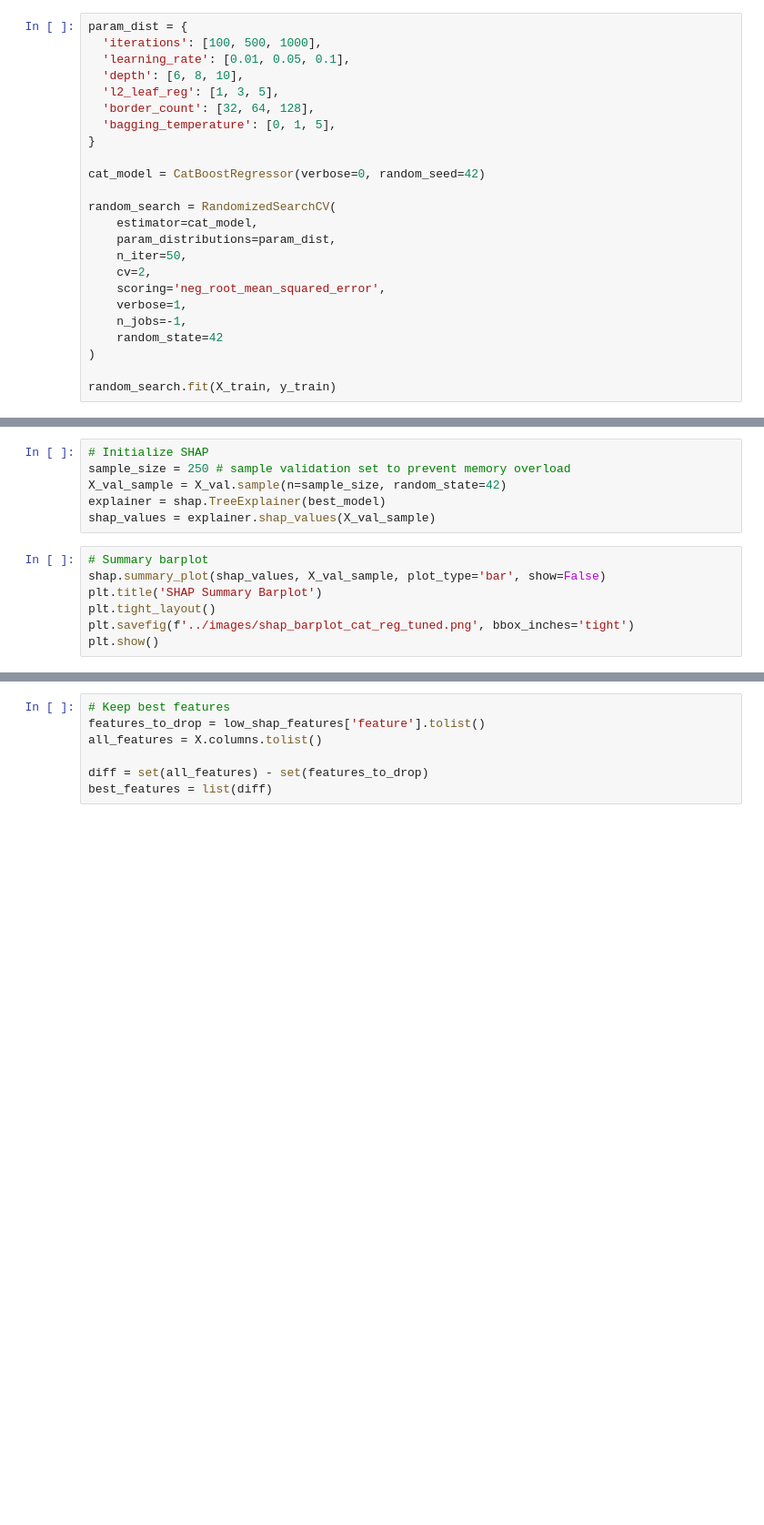
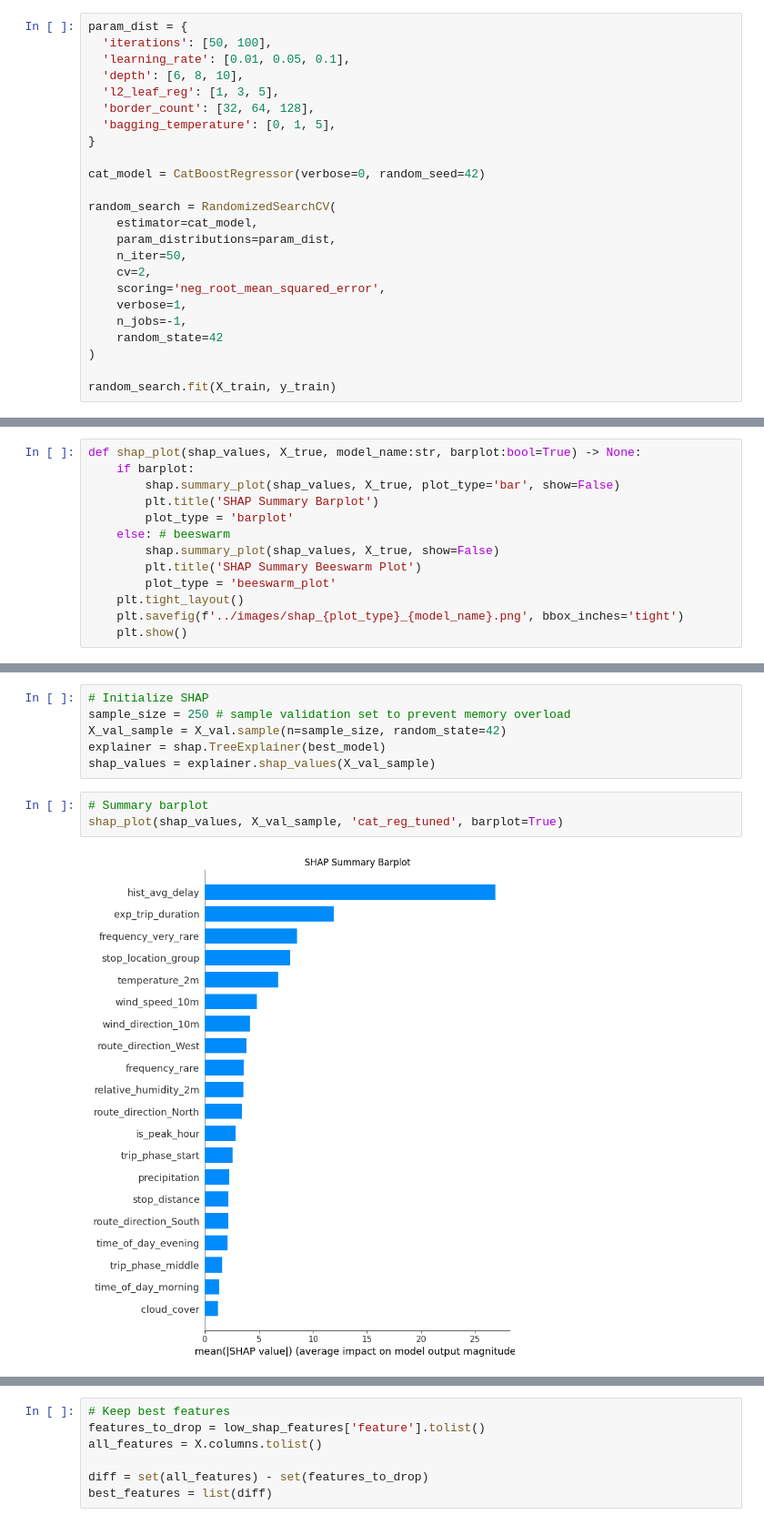
Before and after one commit to nadpierre/stm-transit-delay-prediction, a Jupyter notebook: notebooks/data_modeling.ipynb, the cells around one changed output, grey strips where cells are left out. Shown at 91% size. Drawn from its saved outputs; the diff is of its cells as text; blank space fills up the shorter version.

Commit message:
export final model

```diff
--- a/notebooks/data_modeling.ipynb
+++ b/notebooks/data_modeling.ipynb
@@ -419,7 +436,7 @@ The performance is very similar to the previous tuned model. The MAE is slightly
 ### CatBoost
 # %%
 param_dist = {
-  'iterations': [100, 500, 1000],
+  'iterations': [50, 100],
   'learning_rate': [0.01, 0.05, 0.1],
   'depth': [6, 8, 10],
   'l2_leaf_reg': [1, 3, 5],
@@ -537,2 +630,15 @@ Interpret plot
 # %% [markdown]
 ## SHAP Plots
+# %%
+def shap_plot(shap_values, X_true, model_name:str, barplot:bool=True) -> None:
+	if barplot:
+		shap.summary_plot(shap_values, X_true, plot_type='bar', show=False)
+		plt.title('SHAP Summary Barplot')
+		plot_type = 'barplot'
+	else: # beeswarm
+		shap.summary_plot(shap_values, X_true, show=False)
+		plt.title('SHAP Summary Beeswarm Plot')
+		plot_type = 'beeswarm_plot'
+	plt.tight_layout()
+	plt.savefig(f'../images/shap_{plot_type}_{model_name}.png', bbox_inches='tight')
+	plt.show()
@@ -544,8 +664,6 @@ explainer = shap.TreeExplainer(best_model)
 shap_values = explainer.shap_values(X_val_sample)
 # %%
 # Summary barplot
-shap.summary_plot(shap_values, X_val_sample, plot_type='bar', show=False)
-plt.title('SHAP Summary Barplot')
-plt.tight_layout()
-plt.savefig(f'../images/shap_barplot_cat_reg_tuned.png', bbox_inches='tight')
-plt.show()
+shap_plot(shap_values, X_val_sample, 'cat_reg_tuned', barplot=True)
+# %% [output]
+[figure, added]
```
Also changed, not shown: parts of 43 cells of this notebook, 17 other files.
